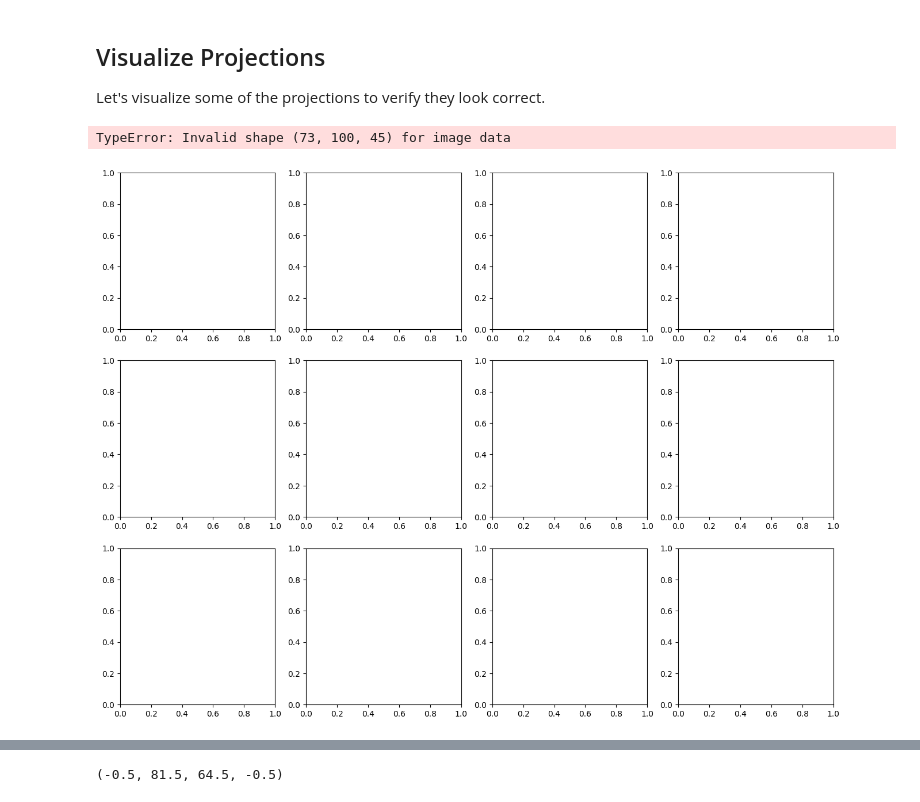
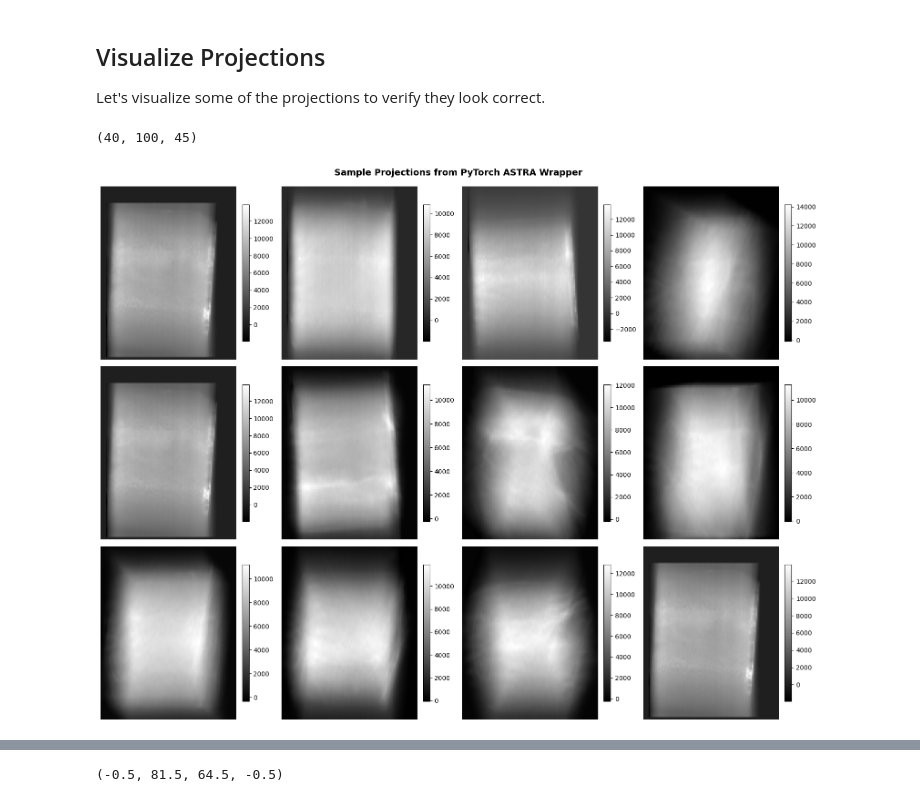
Before and after one commit to lfbarba/smartt, a Jupyter notebook: notebooks/astra_projector.ipynb, the cells around one changed output, grey strips where cells are left out. Cells and saved outputs as stored; diff of their text form; code cells hidden in the pictures.

```diff
--- a/notebooks/astra_projector.ipynb
+++ b/notebooks/astra_projector.ipynb
@@ -447,24 +339,27 @@ Gradient stats: min=0.000, max=0.000, mean=0.000
 ## Visualize Projections
 
 Let's visualize some of the projections to verify they look correct.
+# %%
+proj.shape
+# %% [output]
+(40, 100, 45)
 # %%
 # Visualize a grid of projections
 fig, axes = plt.subplots(3, 4, figsize=(16, 12))
 axes = axes.flatten()
 
 # Select 12 evenly spaced projections
 n_total = projections_torch.shape[0]
 indices = np.linspace(0, n_total-1, 12, dtype=int)
 
 for idx, ax in zip(indices, axes):
-    proj = projections_torch[idx].cpu().numpy()
+    proj = projections_torch[idx].cpu()[..., 0].numpy()
     im = ax.imshow(proj, cmap='gray', aspect='auto')
     ax.axis('off')
     plt.colorbar(im, ax=ax, fraction=0.046, pad=0.04)
 
 plt.tight_layout()
 plt.suptitle('Sample Projections from PyTorch ASTRA Wrapper', y=1.02, fontsize=14, fontweight='bold')
 plt.show()
 # %% [output]
-TypeError: Invalid shape (73, 100, 45) for image data
-[figure, old version]
+[figure, new version]
```
Also changed, not shown: parts of 30 cells of this notebook, 1 other file.
